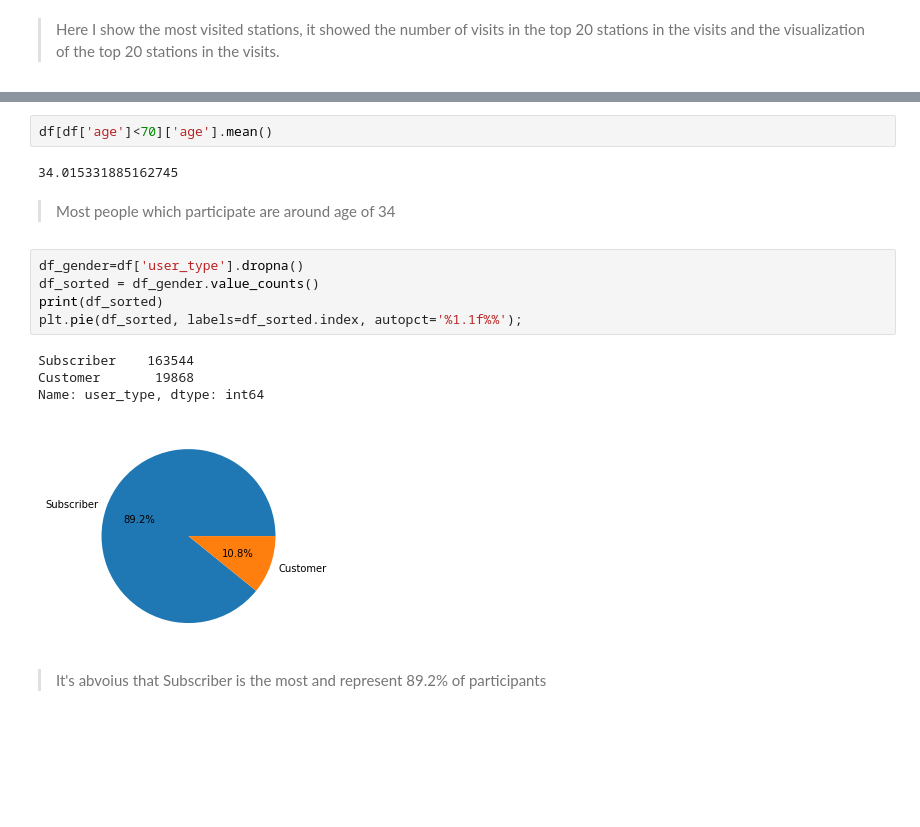
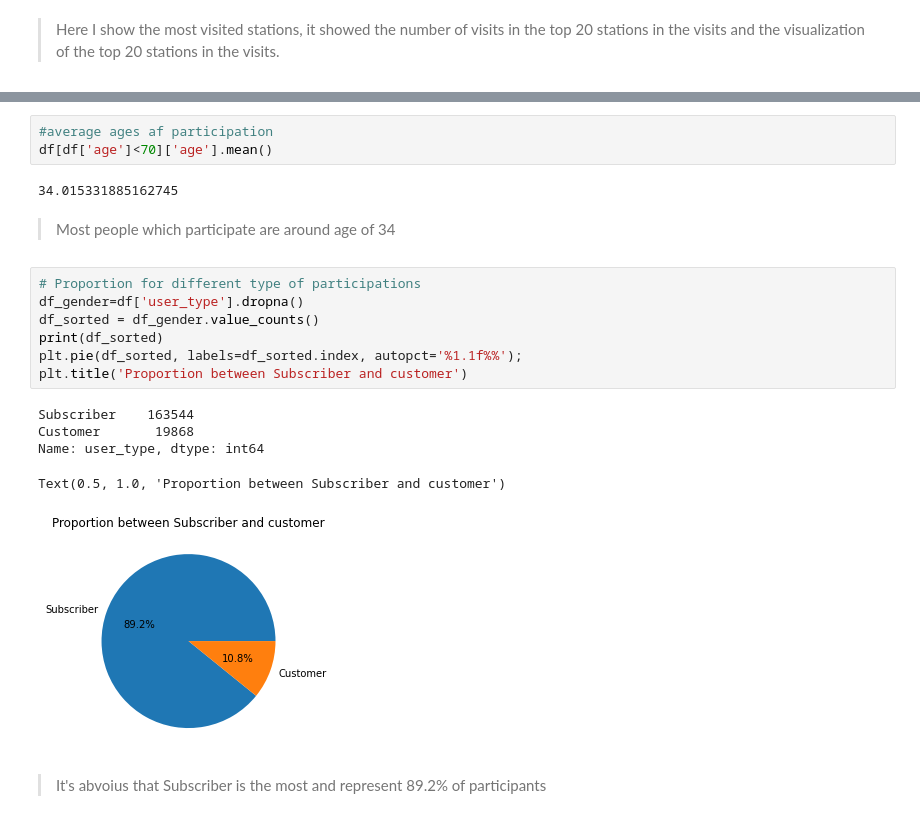
Before and after one commit to Mostafa502/Ford-gobike-Data-Analysis-Visualization, a Jupyter notebook: exploration_template.ipynb, the cells around one changed output, grey strips where cells are left out. Cells and saved outputs as stored; diff of their text form; blank space fills up the shorter version.

```diff
--- a/exploration_template.ipynb
+++ b/exploration_template.ipynb
@@ -236,19 +248,23 @@ plt.xlim(15, 70);
 # %%
+#average ages af participation
 df[df['age']<70]['age'].mean()
 # %% [output]
 34.015331885162745
 # %% [markdown]
 >Most people which participate are around age of 34
 # %%
+# Proportion for different type of participations
 df_gender=df['user_type'].dropna()
 df_sorted = df_gender.value_counts()
 print(df_sorted)
 plt.pie(df_sorted, labels=df_sorted.index, autopct='%1.1f%%');
+plt.title('Proportion between Subscriber and customer')
 # %% [output]
 Subscriber    163544
 Customer       19868
 Name: user_type, dtype: int64
+Text(0.5, 1.0, 'Proportion between Subscriber and customer')
-[figure, old version]
+[figure, new version]
 # %% [markdown]
 >It's abvoius that Subscriber is the most and represent 89.2% of participants
 # %%
```
Also changed, not shown: parts of 29 cells of this notebook.
